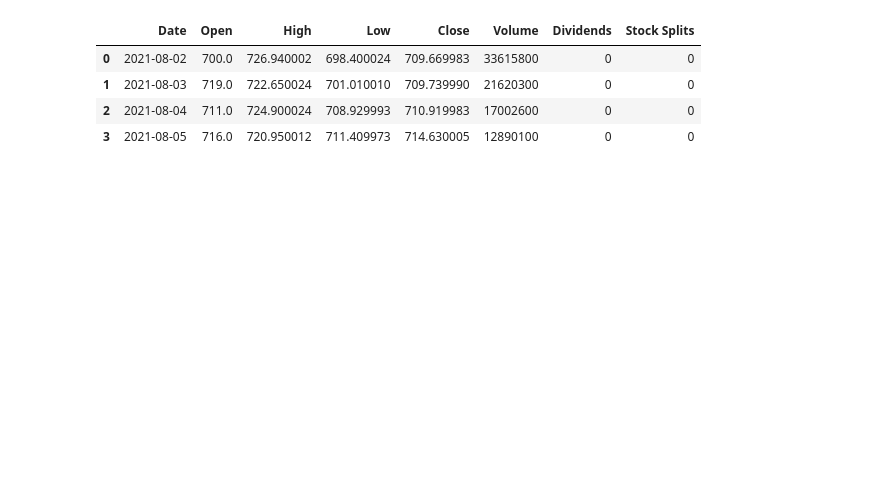
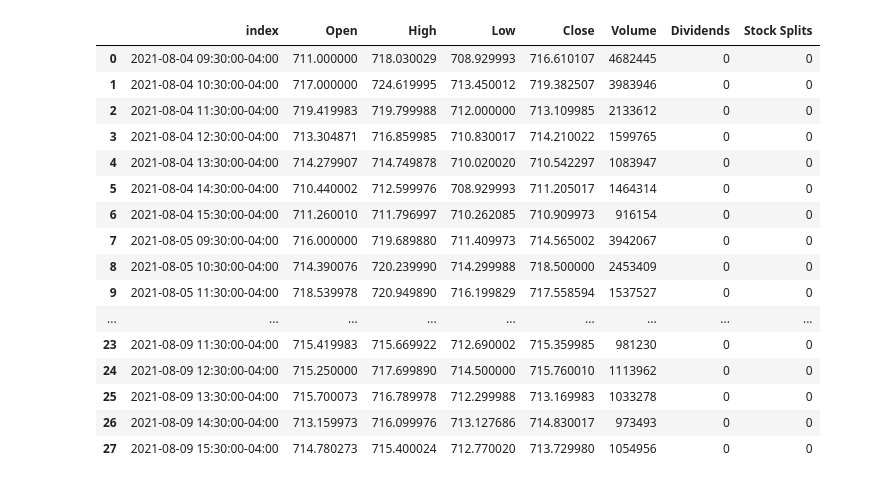
Before and after one commit to UnitForDataScience/Stonks_3.0, a Jupyter notebook: main.ipynb, the cells around one changed output. Saved outputs shown, nothing was run; the diff lists cells and outputs as text; code cells hidden in the pictures; blank space fills up the shorter version.

```diff
--- a/main.ipynb
+++ b/main.ipynb
@@ -104,9 +104,11 @@ probs = []
 sentiments = []
 clean_tweets = []
 timestamp = []
+binary = []
 
 for time in df['created_at']:
-    timestamp.append(datetime.strptime(time, '%Y-%m-%dT%H:%M:%S.%fZ').strftime('%Y-%m-%d %H:%M:%S'))
+    timestamp.append((datetime.strptime(time, '%Y-%m-%dT%H:%M:%S.%fZ')
+                      + timedelta(hours = 4)).strftime('%Y-%m-%d %H:00:00')) # %H:%M:%S
 
 for tweet in df['text']:
 # we then use the sub method to replace anything matching
@@ -117,8 +119,13 @@ for tweet in df['text']:
     sentence = flair.data.Sentence(tweet)
     sentiment_model.predict(sentence)
     # extract sentiment prediction
-    probs.append(sentence.labels[0].score)  # numerical score 0-1
     sentiments.append(sentence.labels[0].value)  # 'POSITIVE' or 'NEGATIVE'
+    if sentence.labels[0].value == 'NEGATIVE':
+        probs.append(-1 * sentence.labels[0].score)  # numerical score 0-1
+        binary.append(0)
+    else:
+        probs.append(sentence.labels[0].score)  # numerical score 0-1
+        binary.append(1)
     clean_tweets.append(tweet)
     # print(tweet)
     # print(' ')
@@ -127,6 +134,8 @@ for tweet in df['text']:
 df['text_clean'] = clean_tweets
 df['probability'] = probs
 df['sentiment'] = sentiments
-df['timestamp'] = timestamp
+df['binary'] = binary
+df['Date'] = timestamp
+#df['Date'] = pd.to_datetime(df['Date'])
 df
 # %% [output]
@@ -147,18 +156,30 @@ df
 # %%
 #________________________________ Stock Data __________________________________________________________________
 
 import yfinance as yf
 
 tsla = yf.Ticker("TSLA")
 tsla_stock = tsla.history(
     start=datetime.strptime(df['created_at'].min(),'%Y-%m-%dT%H:%M:%S.%fZ').strftime('%Y-%m-%d'),
     end=datetime.strptime(df['created_at'].max(),'%Y-%m-%dT%H:%M:%S.%fZ').strftime('%Y-%m-%d'),
-    interval='1d'
+    interval='1h'
         ).reset_index()
 tsla_stock
 # %% [output]
-|  | Date | Open | High | Low | Close | Volume | Dividends | Stock Splits |
-| 0 | 2021-08-02 | 700.0 | 726.940002 | 698.400024 | 709.669983 | 33615800 | 0 | 0 |
-| 1 | 2021-08-03 | 719.0 | 722.650024 | 701.010010 | 709.739990 | 21620300 | 0 | 0 |
-| 2 | 2021-08-04 | 711.0 | 724.900024 | 708.929993 | 710.919983 | 17002600 | 0 | 0 |
-| 3 | 2021-08-05 | 716.0 | 720.950012 | 711.409973 | 714.630005 | 12890100 | 0 | 0 |
+|  | index | Open | High | Low | Close | Volume | Dividends | Stock Splits |
+| 0 | 2021-08-04 09:30:00-04:00 | 711.000000 | 718.030029 | 708.929993 | 716.610107 | 4682445 | 0 | 0 |
+| 1 | 2021-08-04 10:30:00-04:00 | 717.000000 | 724.619995 | 713.450012 | 719.382507 | 3983946 | 0 | 0 |
+| 2 | 2021-08-04 11:30:00-04:00 | 719.419983 | 719.799988 | 712.000000 | 713.109985 | 2133612 | 0 | 0 |
+| 3 | 2021-08-04 12:30:00-04:00 | 713.304871 | 716.859985 | 710.830017 | 714.210022 | 1599765 | 0 | 0 |
+| 4 | 2021-08-04 13:30:00-04:00 | 714.279907 | 714.749878 | 710.020020 | 710.542297 | 1083947 | 0 | 0 |
+| 5 | 2021-08-04 14:30:00-04:00 | 710.440002 | 712.599976 | 708.929993 | 711.205017 | 1464314 | 0 | 0 |
+| 6 | 2021-08-04 15:30:00-04:00 | 711.260010 | 711.796997 | 710.262085 | 710.909973 | 916154 | 0 | 0 |
+| 7 | 2021-08-05 09:30:00-04:00 | 716.000000 | 719.689880 | 711.409973 | 714.565002 | 3942067 | 0 | 0 |
+| 8 | 2021-08-05 10:30:00-04:00 | 714.390076 | 720.239990 | 714.299988 | 718.500000 | 2453409 | 0 | 0 |
+| 9 | 2021-08-05 11:30:00-04:00 | 718.539978 | 720.949890 | 716.199829 | 717.558594 | 1537527 | 0 | 0 |
+| ... | ... | ... | ... | ... | ... | ... | ... | ... |
+| 23 | 2021-08-09 11:30:00-04:00 | 715.419983 | 715.669922 | 712.690002 | 715.359985 | 981230 | 0 | 0 |
+| 24 | 2021-08-09 12:30:00-04:00 | 715.250000 | 717.699890 | 714.500000 | 715.760010 | 1113962 | 0 | 0 |
+| 25 | 2021-08-09 13:30:00-04:00 | 715.700073 | 716.789978 | 712.299988 | 713.169983 | 1033278 | 0 | 0 |
+| 26 | 2021-08-09 14:30:00-04:00 | 713.159973 | 716.099976 | 713.127686 | 714.830017 | 973493 | 0 | 0 |
+| 27 | 2021-08-09 15:30:00-04:00 | 714.780273 | 715.400024 | 712.770020 | 713.729980 | 1054956 | 0 | 0 |
```
Also changed, not shown: parts of 9 cells of this notebook.
